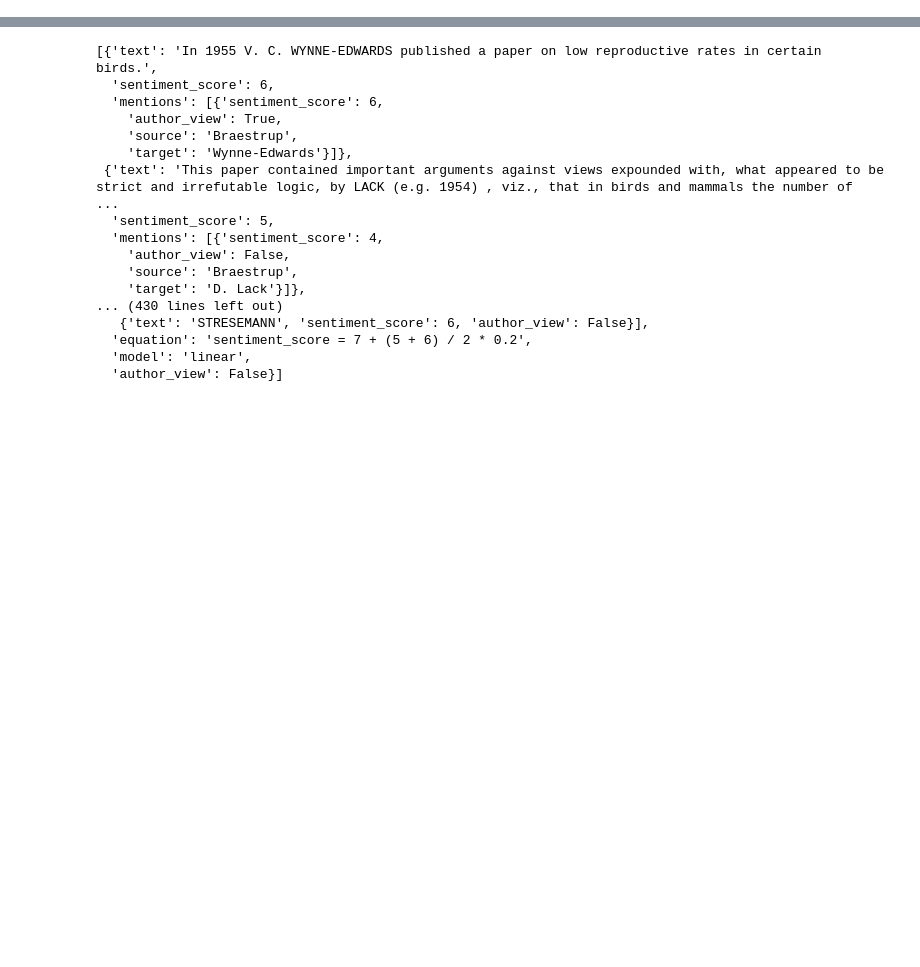
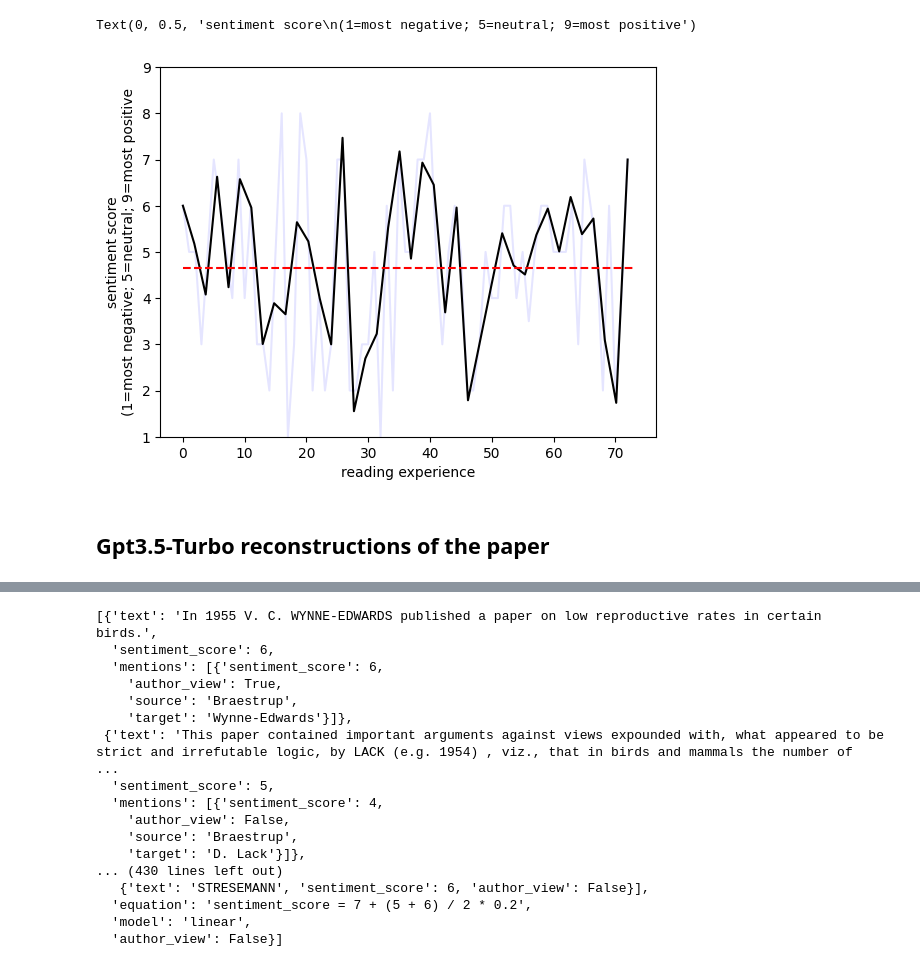
Before and after one commit to jstonge/sci_feuds, a Jupyter notebook: etc/braestrup_1963.ipynb, the cells around one changed output, grey strips where cells are left out. Cells and saved outputs as stored; diff of their text form; code cells hidden in the pictures; blank space fills up the shorter version.

```diff
--- a/etc/braestrup_1963.ipynb
+++ b/etc/braestrup_1963.ipynb
@@ -8,3 +12,24 @@ with open("braestrup_1963_gpt35turbo_clean.json") as f:
 with open('braestrup_1963_mmda.json') as f_in:
     doc_dict = json.load(f_in)
     doc = Document.from_json(doc_dict);
+# %%
+# Raw sentiment of the papers
+ys=[s['sentiment_score'] for s in dat]
+xs=range(len(dat))
+sns.lineplot(x=xs, y=ys, color="blue", markers=True, alpha=0.1)
+
+# x_new, bspline, y_new
+x_new = np.linspace(0, len(dat)-1, 40)
+bspline = interpolate.make_interp_spline(xs, ys)
+y_new = bspline(x_new)
+sns.lineplot(x=x_new, y=y_new, color="black", markers=True)
+
+plt.hlines(np.mean(ys), 0, len(xs), colors='red', linestyles='dashed');
+plt.ylim(1,9)
+plt.xlabel("reading experience")
+plt.ylabel("sentiment score\n(1=most negative; 5=neutral; 9=most positive")
+# %% [output]
+Text(0, 0.5, 'sentiment score\n(1=most negative; 5=neutral; 9=most positive')
+[figure, added]
+# %% [markdown]
+## Gpt3.5-Turbo reconstructions of the paper
```
Also changed, not shown: parts of 2 cells of this notebook.
